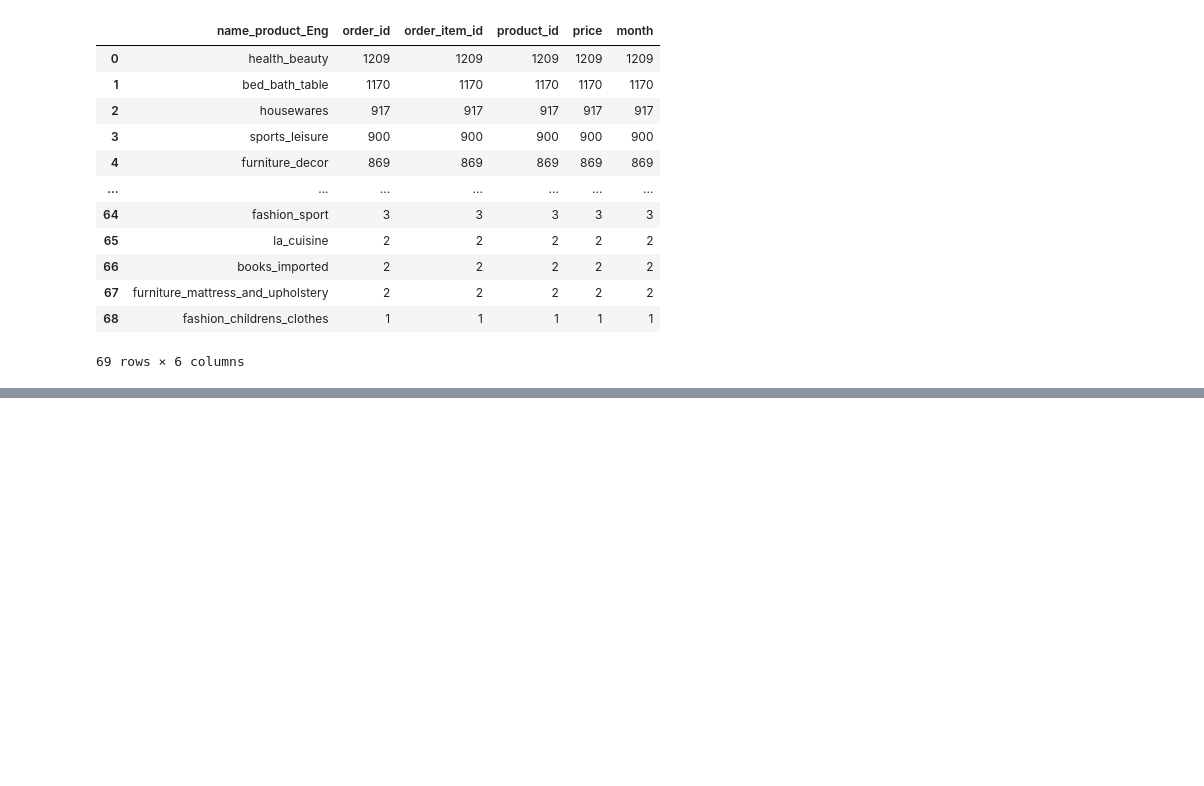
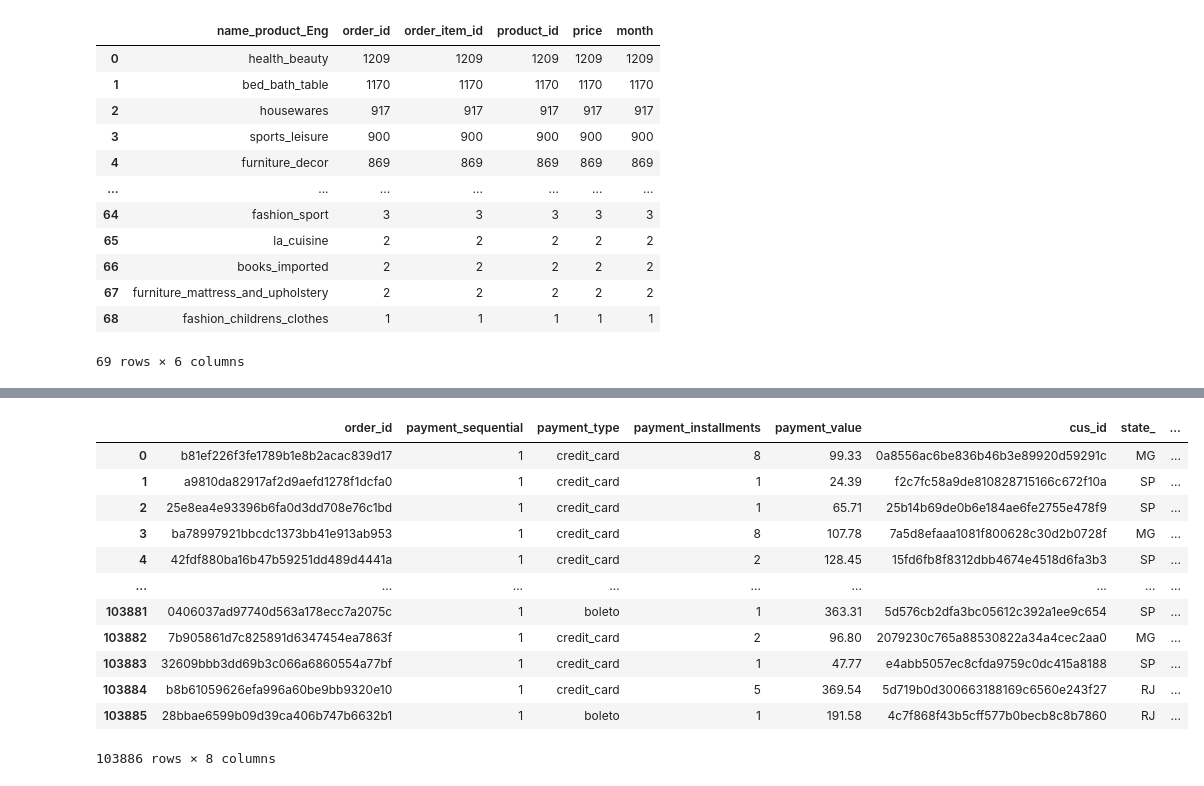
Before and after one commit to nicha0524/DPDM2021, a Jupyter notebook: Untitled6.ipynb, the cells around one changed output, grey strips where cells are left out. Drawn from its saved outputs; the diff is of its cells as text; code cells hidden in the pictures; blank space fills up the shorter version.

```diff
--- a/Untitled6.ipynb
+++ b/Untitled6.ipynb
@@ -521,3 +546,7 @@ product_width_cm               True
 dtype: bool
 # %%
 Product_d=products.dropna(subset=['product_id', 'product_category_name']) # ตัดเฉพาะคอลัมที่สนใจ
+# %%
+
+state=Customers.iloc[:,[0,4]]  #เลือกเฉพาะข้อมูลชื่อรัฐ และ customer_id
+state
@@ -859,0 +930,3 @@ name_Pro.groupby('name_product_Eng').count().sort_values(by=['order_item_id'],as
+# %%
+order_payments = pd.read_csv(os.path.join(path,'olist_order_payments_dataset.csv')) #
+order_payments
@@ -859,0 +985,3 @@ name_Pro.groupby('name_product_Eng').count().sort_values(by=['order_item_id'],as
+# %%
+order_payments['cus_id'] = order_payments ['order_id'].map(Orders.set_index('order_id')['customer_id']) # เชื่อมตาราง order_payments และ Orders  ด้วย order_id เพื่อเพิ่มข้อมูล customer_id
+order_payments
@@ -859,0 +1002,3 @@ name_Pro.groupby('name_product_Eng').count().sort_values(by=['order_item_id'],as
+# %%
+order_payments['state_'] = order_payments ['cus_id'].map(Customers.set_index('customer_id')['customer_state']) # เชื่อมตาราง order_payments และ Orders  ด้วย order_id เพื่อเพิ่มข้อมูล customer_id
+order_payments
@@ -859,0 +1019,17 @@ name_Pro.groupby('name_product_Eng').count().sort_values(by=['order_item_id'],as
+# %%
+order_payments['time_d'] = order_payments['order_id'].map(Orders.set_index('order_id')['order_purchase_timestamp']) # เชื่อมตาราง order_items และ Orders  ด้วย order_id เพื่อเพิ่มข้อมูลเวลา 'order_purchase_timestamp' ในคอลัมใหม่
+order_payments
+# %% [output]
+|  | order_id | payment_sequential | payment_type | payment_installments | payment_value | cus_id | state_ | ... |
+| 0 | b81ef226f3fe1789b1e8b2acac839d17 | 1 | credit_card | 8 | 99.33 | 0a8556ac6be836b46b3e89920d59291c | MG | ... |
+| 1 | a9810da82917af2d9aefd1278f1dcfa0 | 1 | credit_card | 1 | 24.39 | f2c7fc58a9de810828715166c672f10a | SP | ... |
+| 2 | 25e8ea4e93396b6fa0d3dd708e76c1bd | 1 | credit_card | 1 | 65.71 | 25b14b69de0b6e184ae6fe2755e478f9 | SP | ... |
+| 3 | ba78997921bbcdc1373bb41e913ab953 | 1 | credit_card | 8 | 107.78 | 7a5d8efaaa1081f800628c30d2b0728f | MG | ... |
+| 4 | 42fdf880ba16b47b59251dd489d4441a | 1 | credit_card | 2 | 128.45 | 15fd6fb8f8312dbb4674e4518d6fa3b3 | SP | ... |
+| ... | ... | ... | ... | ... | ... | ... | ... | ... |
+| 103881 | 0406037ad97740d563a178ecc7a2075c | 1 | boleto | 1 | 363.31 | 5d576cb2dfa3bc05612c392a1ee9c654 | SP | ... |
+| 103882 | 7b905861d7c825891d6347454ea7863f | 1 | credit_card | 2 | 96.80 | 2079230c765a88530822a34a4cec2aa0 | MG | ... |
+| 103883 | 32609bbb3dd69b3c066a6860554a77bf | 1 | credit_card | 1 | 47.77 | e4abb5057ec8cfda9759c0dc415a8188 | SP | ... |
+| 103884 | b8b61059626efa996a60be9bb9320e10 | 1 | credit_card | 5 | 369.54 | 5d719b0d300663188169c6560e243f27 | RJ | ... |
+| 103885 | 28bbae6599b09d39ca406b747b6632b1 | 1 | boleto | 1 | 191.58 | 4c7f868f43b5cff577b0becb8c8b7860 | RJ | ... |
+103886 rows × 8 columns
```
Also changed, not shown: parts of 38 cells of this notebook.
